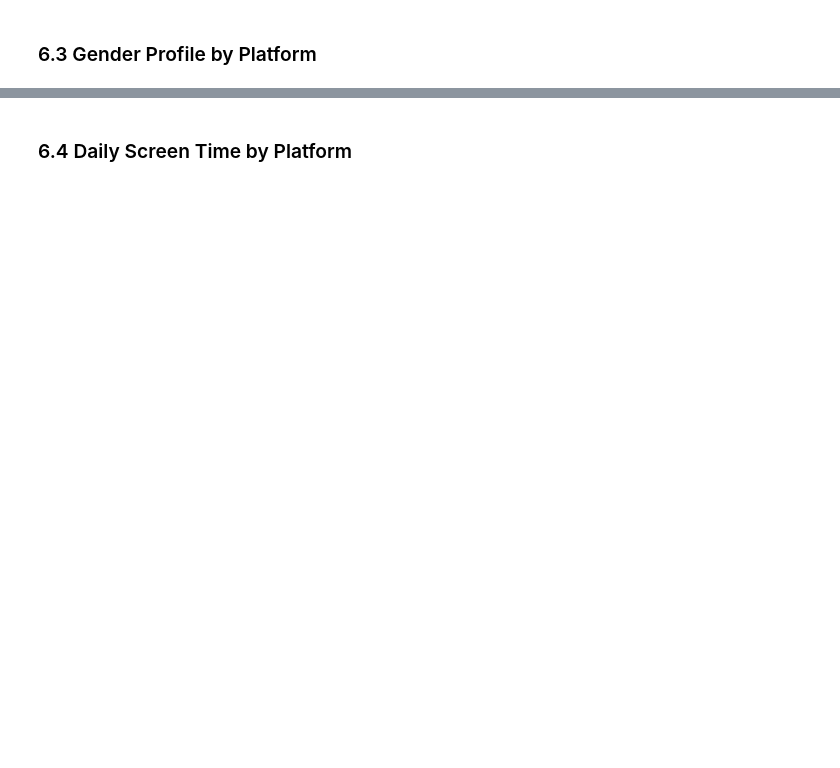
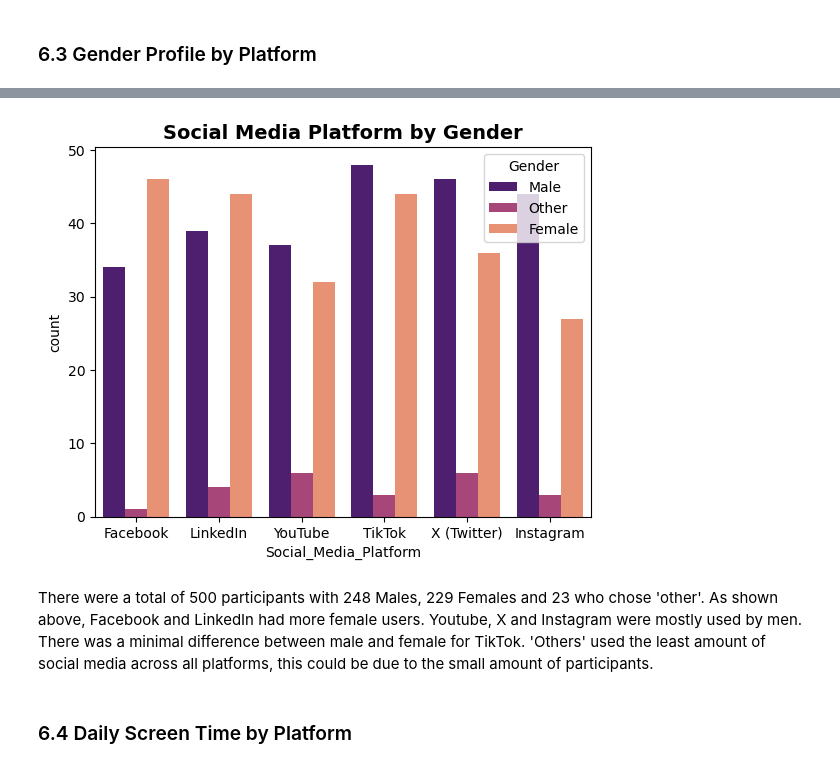
Before and after one commit to miteshbkumar-ship-it/social_mental_health_project, a Jupyter notebook: notebook/social_media_wellbeing_analysis.ipynb, the cells around one changed output, grey strips where cells are left out. Saved outputs shown, nothing was run; the diff lists cells and outputs as text; code cells hidden in the pictures; blank space fills up the shorter version.

```diff
--- a/notebook/social_media_wellbeing_analysis.ipynb
+++ b/notebook/social_media_wellbeing_analysis.ipynb
@@ -32,4 +45,5 @@ import seaborn as sns
 ## 2. Data Loading
 # %%
 # Load the dataset
-#df = pd.read_csv('our_dataset.csv')
+socialmedia_data = pd.read_csv('../data\socialmedia_dataset_orginal.csv')
+socialmedia_data
@@ -72,7 +162,7 @@ Age:
 ### 4.1 Create a Working Copy
 # %%
 # Create a copy to preserve original data
-# df_clean = df.copy()
+socialmedia_clean = socialmedia_data.copy()
 # %% [markdown]
 ### 4.2 Create Wellbeing Score Composite
 # %%
@@ -160,3 +314,12 @@ Cleaned data saved
+# %%
+# Visual chart of gender distribution
+sns.countplot(x='Social_Media_Platform',data=socialmedia_clean, hue='Gender', palette='magma')
+plt.title('Social Media Platform by Gender', fontsize =14, fontweight ='bold')
+plt.show()
+# %% [output]
+[figure, added]
+# %% [markdown]
+There were a total of 500 participants with 248 Males, 229 Females and 23 who chose 'other'. As shown above, Facebook and LinkedIn had more female users. Youtube, X and Instagram were mostly used by men. There was a minimal difference between male and female for TikTok. 'Others' used the least amount of social media across all platforms, this could be due to the small amount of participants.
 # %% [markdown]
 ### 6.4 Daily Screen Time by Platform
 # %%
```
Also changed, not shown: parts of 39 cells of this notebook.
